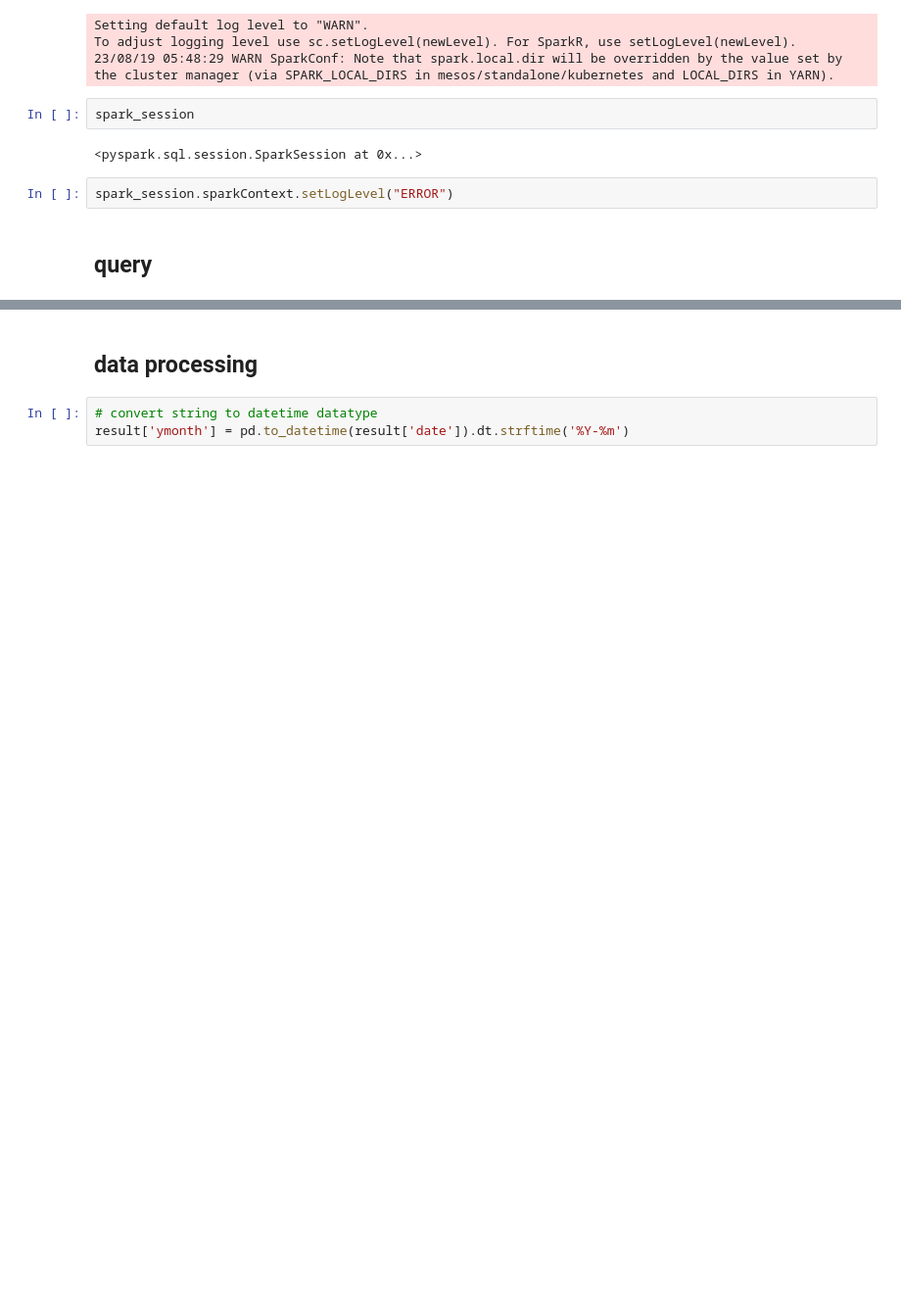
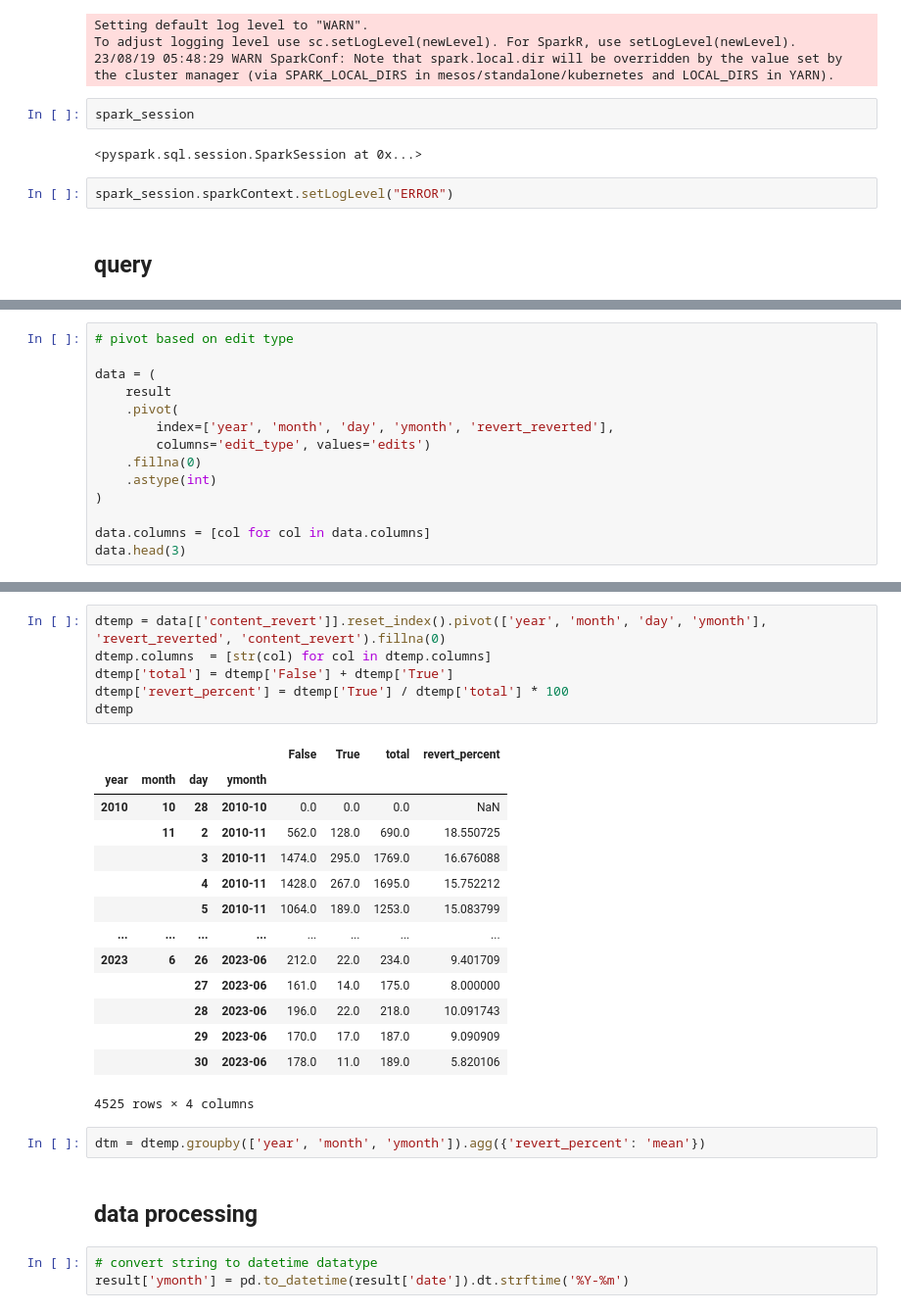
Before and after one commit to wikimedia-research/mod-tools-FY24, a Jupyter notebook: [T343952] cluebot_activity/cluebot_historical_activity_analysis.ipynb, the cells around one changed output, grey strips where cells are left out. Shown: that part at 98% size. Cells and saved outputs as stored; diff of their text form; blank space fills up the shorter version.

```diff
--- a/[T343952] cluebot_activity/cluebot_historical_activity_analysis.ipynb
+++ b/[T343952] cluebot_activity/cluebot_historical_activity_analysis.ipynb
@@ -140,0 +143,14 @@ Wall time: 1min 16s
+# %%
+# pivot based on edit type
+
+data = (
+    result
+    .pivot(
+        index=['year', 'month', 'day', 'ymonth', 'revert_reverted'],
+        columns='edit_type', values='edits')
+    .fillna(0)
+    .astype(int)
+)
+
+data.columns = [col for col in data.columns]
+data.head(3)
@@ -141,3 +163,26 @@ Wall time: 1min 16s
+# %%
+dtemp = data[['content_revert']].reset_index().pivot(['year', 'month', 'day', 'ymonth'], 'revert_reverted', 'content_revert').fillna(0)
+dtemp.columns  = [str(col) for col in dtemp.columns]
+dtemp['total'] = dtemp['False'] + dtemp['True']
+dtemp['revert_percent'] = dtemp['True'] / dtemp['total'] * 100
+dtemp
+# %% [output]
+|  |  |  |  | False | True | total | revert_percent |
+| year | month | day | ymonth |  |  |  |  |
+| 2010 | 10 | 28 | 2010-10 | 0.0 | 0.0 | 0.0 | NaN |
+|  | 11 | 2 | 2010-11 | 562.0 | 128.0 | 690.0 | 18.550725 |
+|  |  | 3 | 2010-11 | 1474.0 | 295.0 | 1769.0 | 16.676088 |
+|  |  | 4 | 2010-11 | 1428.0 | 267.0 | 1695.0 | 15.752212 |
+|  |  | 5 | 2010-11 | 1064.0 | 189.0 | 1253.0 | 15.083799 |
+| ... | ... | ... | ... | ... | ... | ... | ... |
+| 2023 | 6 | 26 | 2023-06 | 212.0 | 22.0 | 234.0 | 9.401709 |
+|  |  | 27 | 2023-06 | 161.0 | 14.0 | 175.0 | 8.000000 |
+|  |  | 28 | 2023-06 | 196.0 | 22.0 | 218.0 | 10.091743 |
+|  |  | 29 | 2023-06 | 170.0 | 17.0 | 187.0 | 9.090909 |
+|  |  | 30 | 2023-06 | 178.0 | 11.0 | 189.0 | 5.820106 |
+4525 rows × 4 columns
+# %%
+dtm = dtemp.groupby(['year', 'month', 'ymonth']).agg({'revert_percent': 'mean'})
 # %% [markdown]
 ## data processing
 # %%
```
Also changed, not shown: parts of 13 cells of this notebook, 3 other files.
